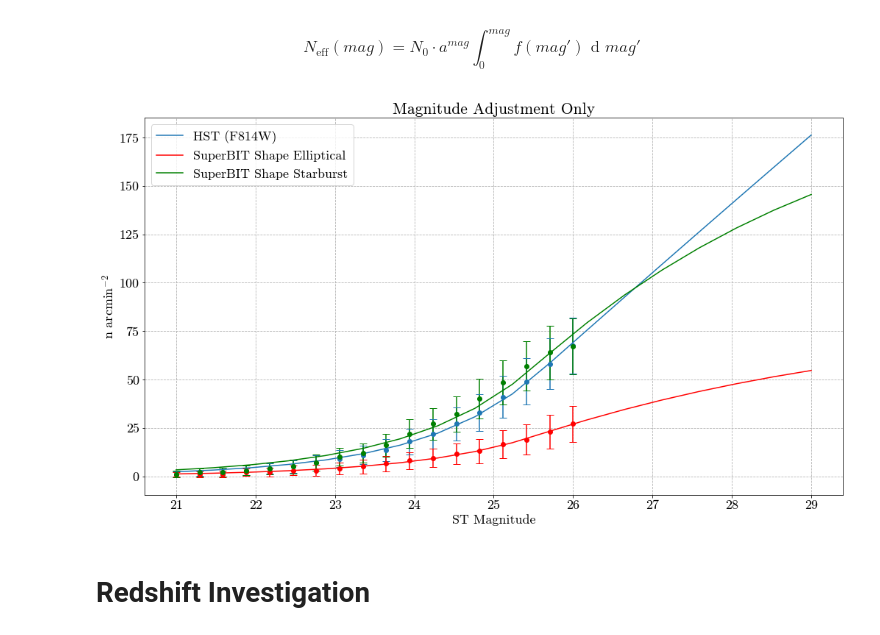
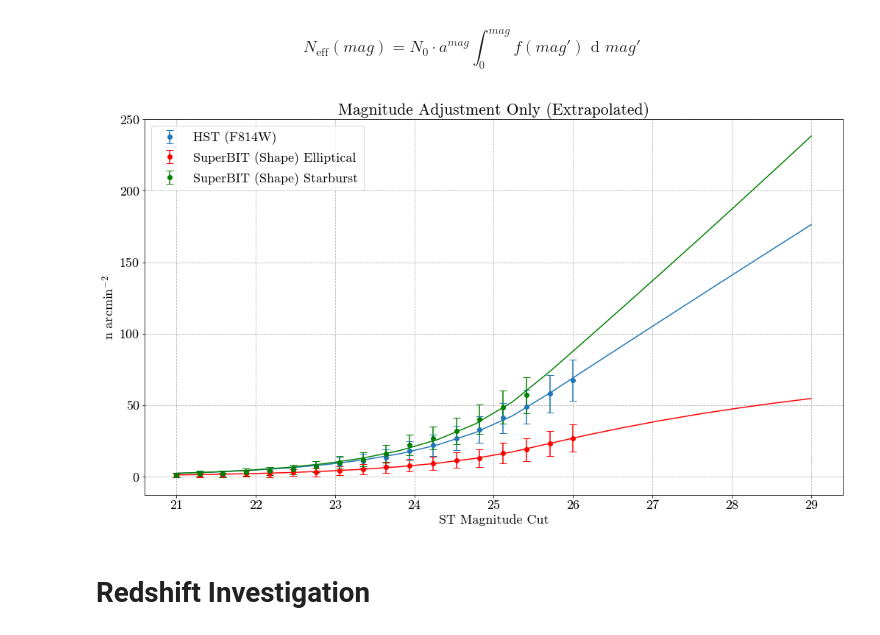
Before and after one commit to veome22/superbit_neff, a Jupyter notebook: neff_superbit.ipynb, the cells around one changed output. Cells and saved outputs as stored; diff of their text form; code cells hidden in the pictures.

Commit message:
changed extrapolation limits for starbursts, nicer plot tilabels

```diff
--- a/neff_superbit.ipynb
+++ b/neff_superbit.ipynb
@@ -253,34 +280,37 @@ hst_fit, covar = get_n_fit(x, hst_meds, f_hst) # Best Fit Parameters
 # SuperBIT
 f_superbit = get_n_mag(MAG_MIN, MAG_MAX, 0.2, SUPERBIT_PSF, cosmos) # Fraction Function
 e_fit, covar = get_n_fit(x, e_meds, f_superbit) # Best Fit Parameters
-sb_fit, covar = get_n_fit(x, sb_meds, f_superbit) # Best Fit Parameters
+sb_lim = 2
+sb_fit, covar = get_n_fit(x[:len(x)-sb_lim], sb_meds[:len(sb_meds)-sb_lim], f_superbit) # Best Fit Parameters
 # %%
 # Extrapolation range
 plt_mags= np.linspace(21.0, MAG_LIM + 3, num=len(hst_mag_neff))
 
 
 # Plot n_eff
 plt.figure(figsize=(14,8))
 
-plt.plot(plt_mags, n_extrapolation(plt_mags, *hst_fit, f_hst),label="HST (F814W)", color='C0')
-plt.errorbar(mags, hst_meds, yerr=hst_stds,fmt='o', color='C0')
+plt.plot(plt_mags, n_extrapolation(plt_mags, *hst_fit, f_hst),color='C0')
+plt.errorbar(mags, hst_meds, yerr=hst_stds,fmt='o', label="HST (F814W)", color='C0')
 
-plt.plot(plt_mags, n_extrapolation(plt_mags, *e_fit, f_superbit), label="SuperBIT Shape Elliptical", color='r')
-plt.errorbar(mags, e_meds, yerr=e_stds,fmt='o', color='r')
+plt.plot(plt_mags, n_extrapolation(plt_mags, *e_fit, f_superbit), color='r')
+plt.errorbar(mags, e_meds, yerr=e_stds,fmt='o', label="SuperBIT (Shape) Elliptical", color='r')
 
-plt.plot(plt_mags, n_extrapolation(plt_mags, *sb_fit, f_superbit), label="SuperBIT Shape Starburst", color='g')
-plt.errorbar(mags, sb_meds, yerr=sb_stds,fmt='o', color='g')
+plt.plot(plt_mags, n_extrapolation(plt_mags, *sb_fit, f_superbit), color='g')
+plt.errorbar(mags[:len(mags)-sb_lim], sb_meds[:len(sb_meds)-sb_lim], yerr=sb_stds[:len(sb_stds)-sb_lim],fmt='o', label="SuperBIT (Shape) Starburst", color='g')
 
-plt.title("Magnitude Adjustment Only")
-plt.xlabel("ST Magnitude")
+plt.title("Magnitude Adjustment Only (Extrapolated)")
+plt.xlabel("ST Magnitude Cut")
 plt.ylabel('n arcmin$^{-2}$')
 plt.legend()
 plt.tight_layout(pad=0)
 plt.grid(linestyle='--')
 
+
+# plt.savefig(DIRECTORY+'neff_mag_extrapolation.png')
 plt.show()
 # %% [output]
-[figure, old version]
+[figure, new version]
 # %% [markdown]
 # Redshift Investigation
 # %% [markdown]
```
Also changed, not shown: parts of 9 cells of this notebook.
